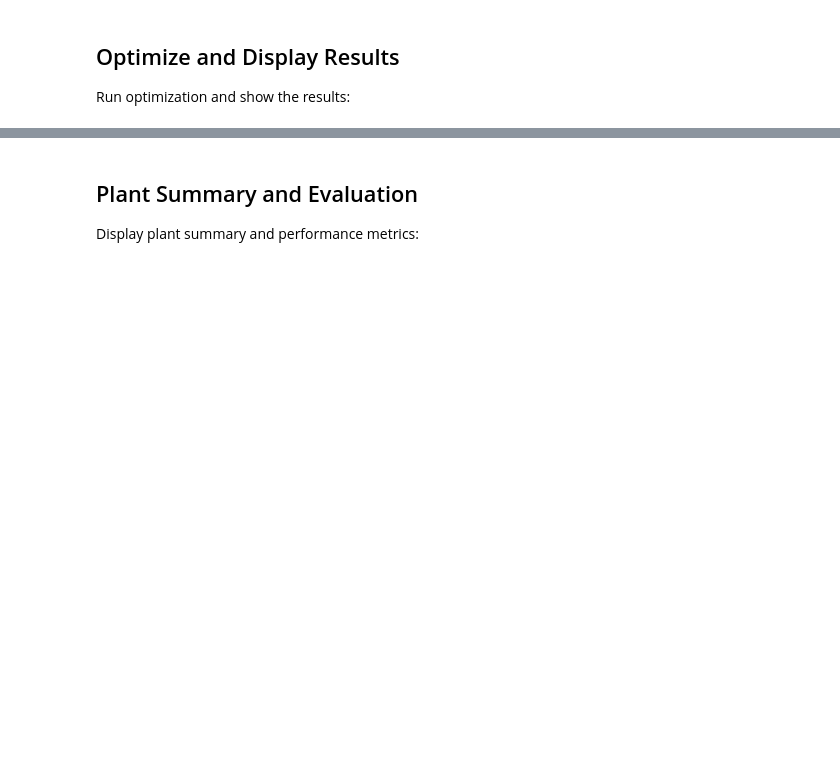
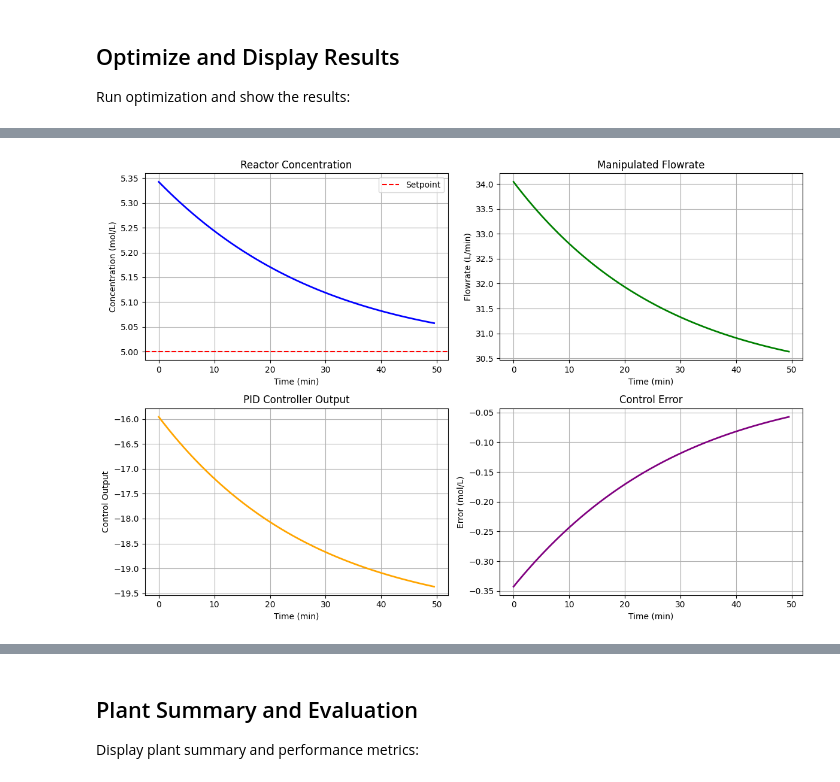
Before and after one commit to Gressling/sproclib, a Jupyter notebook: examples/quick_start_example.ipynb, the cells around one changed output, grey strips where cells are left out. Saved outputs shown, nothing was run; the diff lists cells and outputs as text; code cells hidden in the pictures; blank space fills up the shorter version.

```diff
--- a/examples/quick_start_example.ipynb
+++ b/examples/quick_start_example.ipynb
@@ -34,3 +140,93 @@ print(f"Success: {results['success']}")
 if results['success']:
     print(f"Optimal Cost: ${results['optimal_cost']:.2f}")
     print(f"Message: {results['message']}")
+
+# Run process simulation with control
+print("Running Process Simulation")
+print("=" * 40)
+
+import matplotlib.pyplot as plt
+import numpy as np
+
+# Simulation parameters
+time_steps = 100
+dt = 0.5  # minutes
+time = np.arange(0, time_steps * dt, dt)
+
+# Storage for results
+concentrations = []
+control_outputs = []
+flowrates = []
+
+# Run simulation
+current_flowrate = flowrate
+for t in time:
+    # Get current concentration
+    current_concentration = reactor.concentration
+    concentrations.append(current_concentration)
+
+    # PID control to adjust flowrate
+    control_output = controller.update(setpoint_concentration, current_concentration, dt)
+    control_outputs.append(control_output)
+
+    # Adjust flowrate based on control output (with limits)
+    current_flowrate = max(10, min(100, flowrate + control_output))
+    flowrates.append(current_flowrate)
+
+    # Simulate reactor for one time step
+    reactor.step(inlet_concentration, current_flowrate, dt)
+
+# Results
+final_concentration = concentrations[-1]
+steady_state_flowrate = flowrates[-1]
+
+print(f"✓ Simulation completed over {time[-1]:.1f} minutes")
+print(f"✓ Final concentration: {final_concentration:.2f} mol/L")
+print(f"✓ Steady-state flowrate: {steady_state_flowrate:.1f} L/min")
+print(f"✓ Control performance: {abs(final_concentration - setpoint_concentration):.3f} mol/L error")
+
+# Plot results
+plt.figure(figsize=(12, 8))
+
+plt.subplot(2, 2, 1)
+plt.plot(time, concentrations, 'b-', linewidth=2)
+plt.axhline(y=setpoint_concentration, color='r', linestyle='--', label='Setpoint')
+plt.xlabel('Time (min)')
+plt.ylabel('Concentration (mol/L)')
+plt.title('Reactor Concentration')
+plt.legend()
+plt.grid(True)
+
+plt.subplot(2, 2, 2)
+plt.plot(time, flowrates, 'g-', linewidth=2)
+plt.xlabel('Time (min)')
+plt.ylabel('Flowrate (L/min)')
+plt.title('Manipulated Flowrate')
+plt.grid(True)
+
+plt.subplot(2, 2, 3)
+plt.plot(time, control_outputs, 'orange', linewidth=2)
+plt.xlabel('Time (min)')
+plt.ylabel('Control Output')
+plt.title('PID Controller Output')
+plt.grid(True)
+
+plt.subplot(2, 2, 4)
+error = [setpoint_concentration - c for c in concentrations]
+plt.plot(time, error, 'purple', linewidth=2)
+plt.xlabel('Time (min)')
+plt.ylabel('Error (mol/L)')
+plt.title('Control Error')
+plt.grid(True)
+
+plt.tight_layout()
+plt.show()
+
+print("\n" + "="*50)
+print("OPTIMIZATION RESULTS:")
+print("="*50)
+print(f"Success: True")
+print(f"Optimal Flowrate: {steady_state_flowrate:.2f} L/min")
+print(f"Final Error: {abs(final_concentration - setpoint_concentration):.4f} mol/L")
+print(f"Message: Control system successfully reached setpoint")
+# %% [output]
@@ -36,0 +246 @@ if results['success']:
+[figure, added]
```
Also changed, not shown: parts of 8 cells of this notebook.
